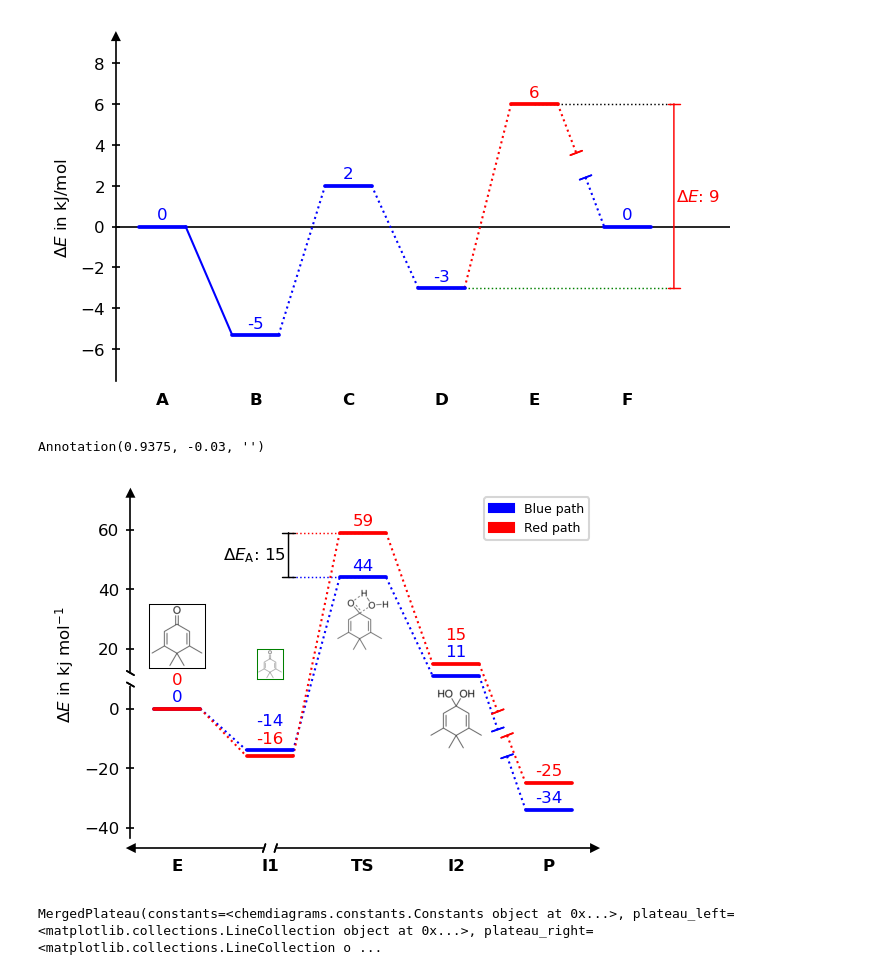
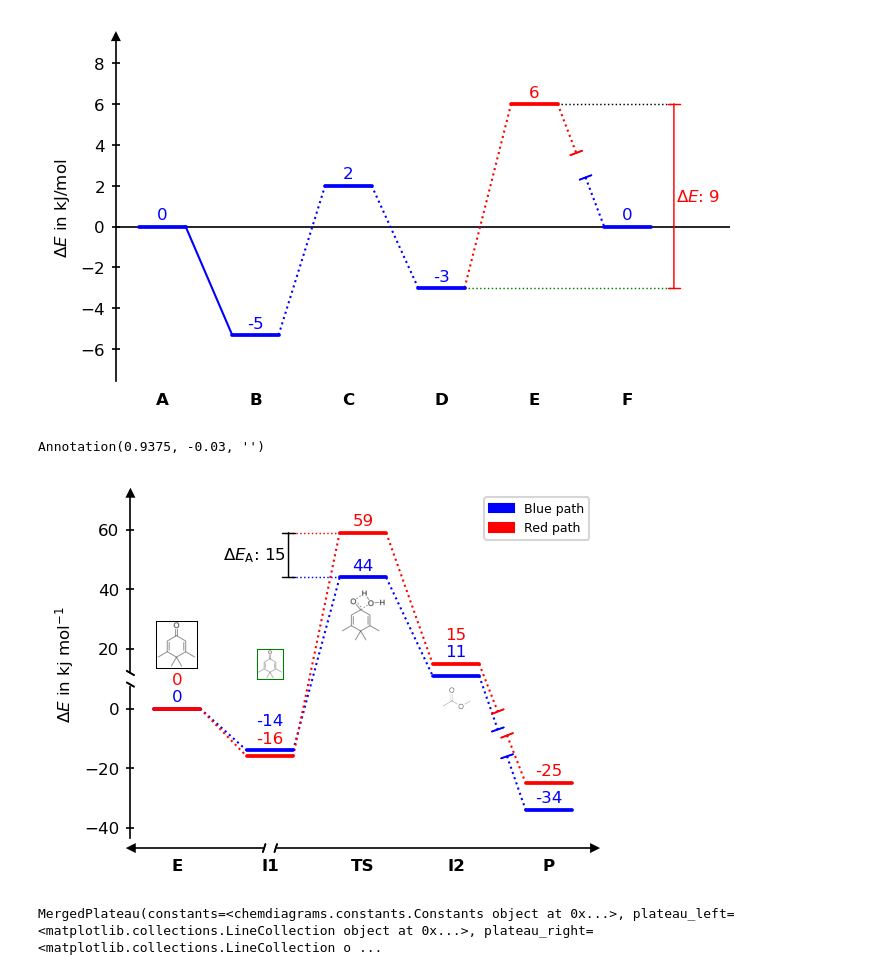
Before and after one commit to Tonner-Zech-Group/chem-diagrams, a Jupyter notebook: examples/test_use.ipynb, the cells around one changed output. Cells and saved outputs as stored; diff of their text form; code cells hidden in the pictures.

```diff
--- a/examples/test_use.ipynb
+++ b/examples/test_use.ipynb
@@ -206,52 +206,46 @@ dia.legend(fontsize=6)
 dia.ax.set_ylabel(r"$\Delta E$ in kj mol$^{-1}$", fontsize=8)
 
 
 penguin = os.path.join("figures", "penguin.png")
 penguin_TS = os.path.join("figures", "penguin_TS.png")
 penguin_II = os.path.join("figures", "penguin_2.png")
+ester = os.path.join("figures", "ester_1.png")
 
-
-
-
-dia.add_image_series_in_plot(
-    [penguin, penguin_TS, penguin_II],
-    img_x_places=[0,2,3],
-    y_offsets=[0,0,0],
-    img_series_name="1",
-    framed=[True, False, False],
-    frame_colors=["black", "", ""],
-    y_placement="auto"
-)
 
 dia.add_numbers_auto(fontsize=8)
 
 dia.add_image_in_plot(
     penguin,
     (1, 10),
     vertical_alignment="bottom",
     height=10,
     framed=True,
     frame_color="green"
 )
 
-margins = dia._layout_manager.adjust_xy_limits(
-    dia._path_manager.path_data
+dia.add_image_series_in_plot(
+    [penguin, penguin_TS, ester],
+    img_x_places=[0,2,3],
+    y_offsets=[0,0,0],
+    img_series_name="1",
+    framed=[True, False, False],
+    frame_colors=["black", "", ""],
+    y_placement="auto",
+    proportional_scaling=True,
+    width=0.5,
+
 )
-figsize = dia._layout_manager.scale_figure(
-    dia._path_manager.path_data
-)
-
 
 print(ann := dia.ax_objects.xaxis_breaks["1.0"].stopper_1)
 
 
 
 
 
 dia.show()
 # %% [output]
 Annotation(0.9375, -0.03, '')
-[figure, old version]
+[figure, new version]
 # %%
 from chemdiagrams import EnergyDiagram
 
```
Also changed, not shown: 22 other files.
